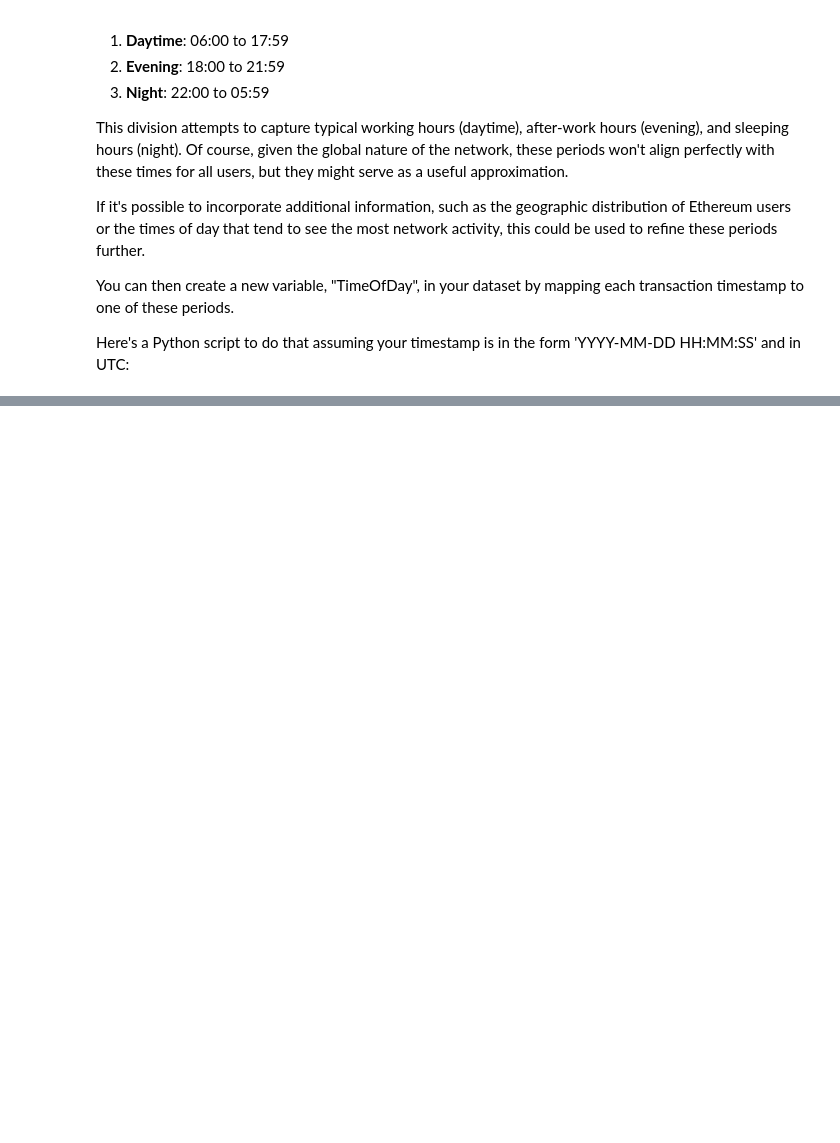
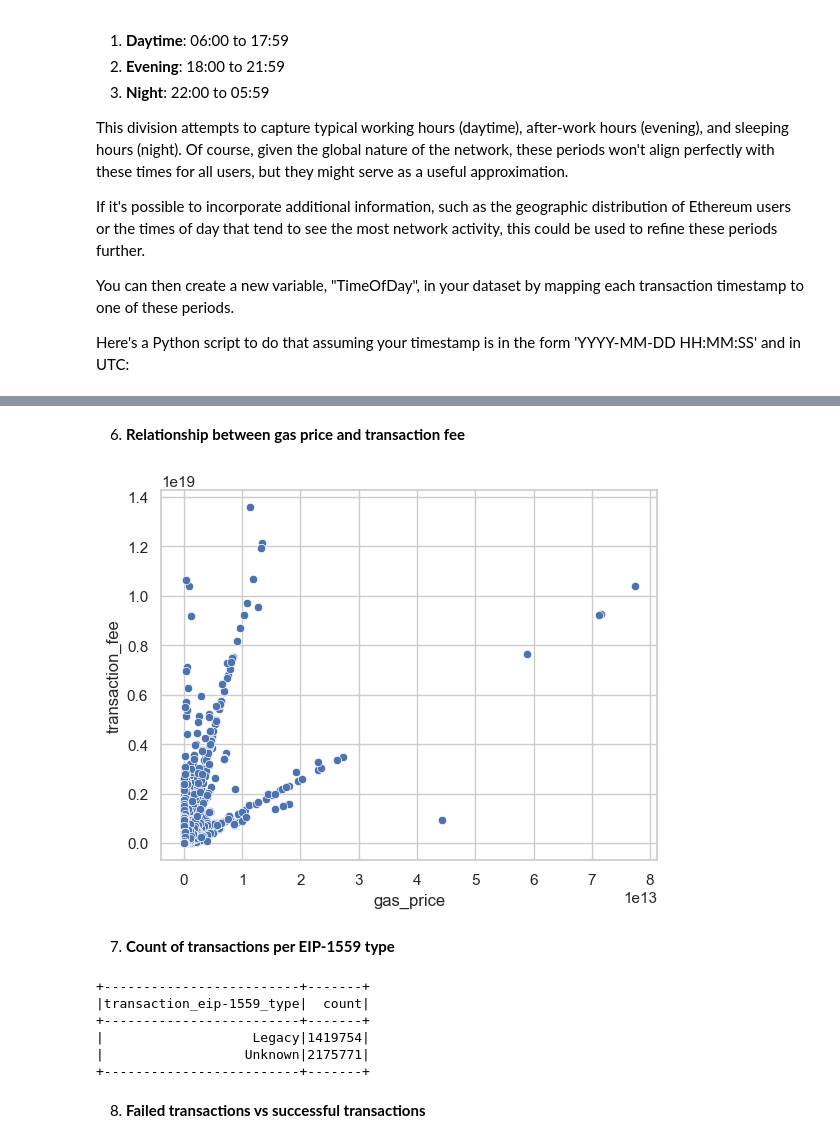
Before and after one commit to AysajanE/ethereum-transaction-fee-mechanisms, a Jupyter notebook: code/data_preprocessing.ipynb, the cells around one changed output, grey strips where cells are left out. Cells and saved outputs as stored; diff of their text form; code cells hidden in the pictures; blank space fills up the shorter version.

```diff
--- a/code/data_preprocessing.ipynb
+++ b/code/data_preprocessing.ipynb
@@ -447,0 +742,21 @@ df['time_of_day'] = df['transaction_timestamp'].apply(assign_time_of_day)
+# %% [markdown]
+6. **Relationship between gas price and transaction fee**
+# %%
+pdf = df.select("gas_price", "transaction_fee").toPandas()
+sns.scatterplot(data=pdf, x="gas_price", y="transaction_fee")
+plt.show()
+# %% [output]
+[figure, added]
+# %% [markdown]
+7. **Count of transactions per EIP-1559 type**
+# %%
+df.groupBy("transaction_eip-1559_type").count().show()
+# %% [output]
++-------------------------+-------+
+|transaction_eip-1559_type|  count|
++-------------------------+-------+
+|                   Legacy|1419754|
+|                  Unknown|2175771|
++-------------------------+-------+
+# %% [markdown]
+8. **Failed transactions vs successful transactions**
```
Also changed, not shown: parts of 71 cells of this notebook, 2 other files.
